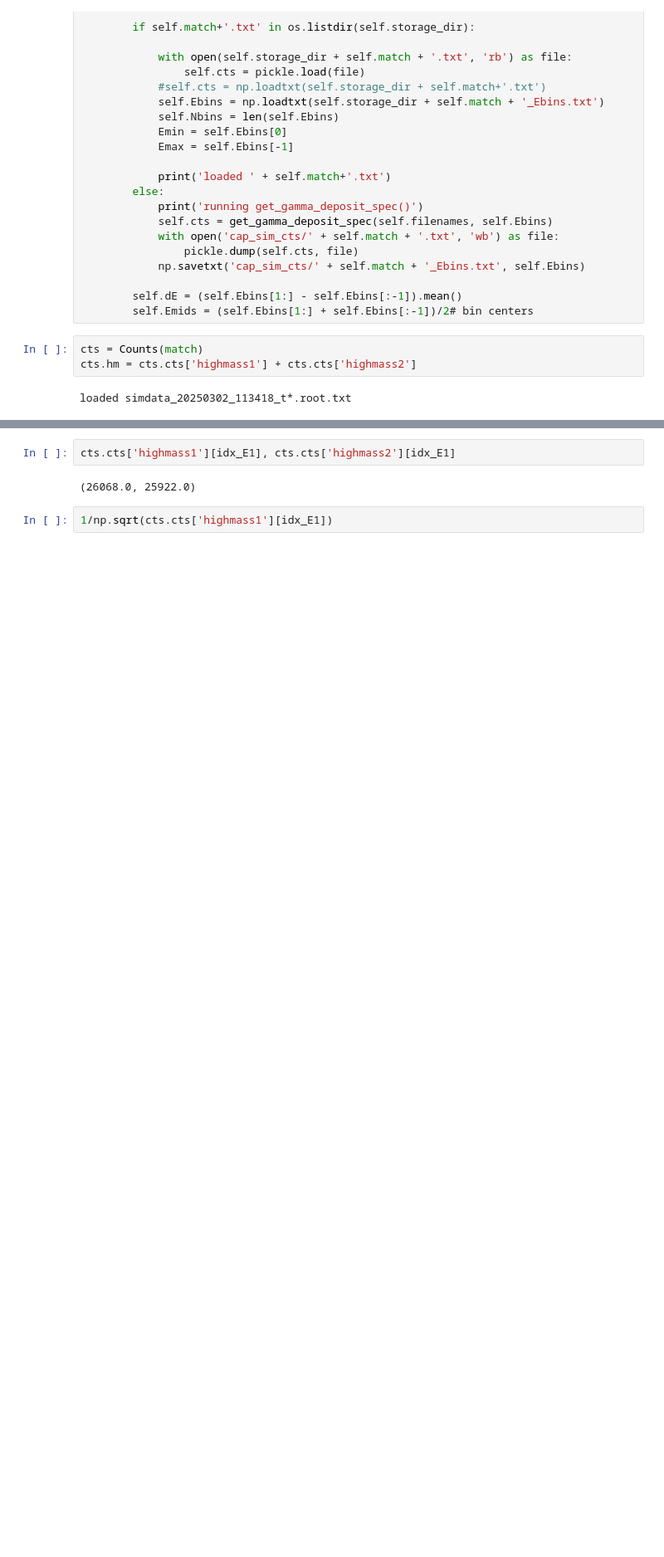
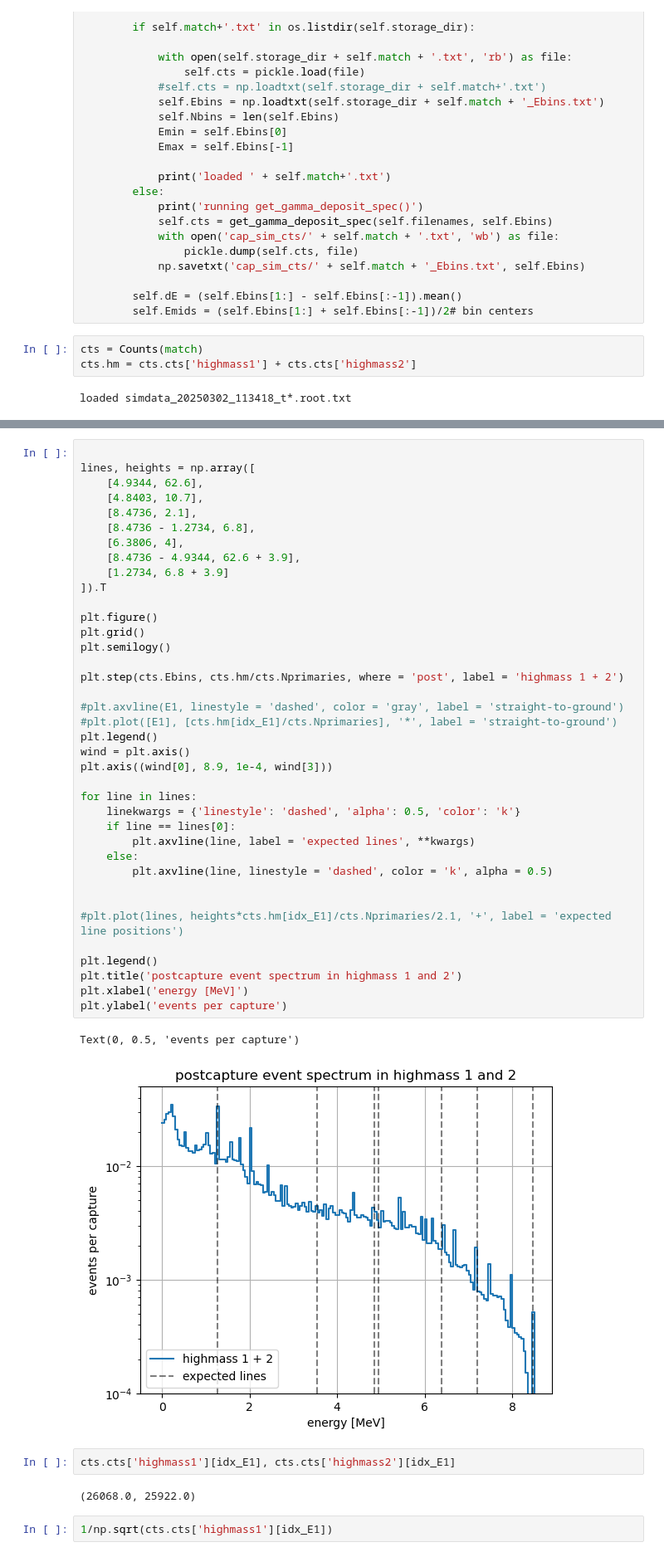
Before and after one commit to tamu-edu/doublecap, a Jupyter notebook: analysis/capture_histograms.ipynb, the cells around one changed output, grey strips where cells are left out. Shown: that part at 83% size. Saved outputs shown, nothing was run; the diff lists cells and outputs as text; blank space fills up the shorter version.

```diff
--- a/analysis/capture_histograms.ipynb
+++ b/analysis/capture_histograms.ipynb
@@ -173,3 +155,44 @@ Text(0, 0.5, 'events per capture')
+# %%
+
+lines, heights = np.array([
+    [4.9344, 62.6],
+    [4.8403, 10.7],
+    [8.4736, 2.1],
+    [8.4736 - 1.2734, 6.8],
+    [6.3806, 4],
+    [8.4736 - 4.9344, 62.6 + 3.9],
+    [1.2734, 6.8 + 3.9]
+]).T
+
+plt.figure()
+plt.grid()
+plt.semilogy()
+
+plt.step(cts.Ebins, cts.hm/cts.Nprimaries, where = 'post', label = 'highmass 1 + 2')
+
+#plt.axvline(E1, linestyle = 'dashed', color = 'gray', label = 'straight-to-ground')
+#plt.plot([E1], [cts.hm[idx_E1]/cts.Nprimaries], '*', label = 'straight-to-ground')
+plt.legend()
+wind = plt.axis()
+plt.axis((wind[0], 8.9, 1e-4, wind[3]))
+
+for line in lines:
+    linekwargs = {'linestyle': 'dashed', 'alpha': 0.5, 'color': 'k'}
+    if line == lines[0]:
+        plt.axvline(line, label = 'expected lines', **kwargs)
+    else:
+        plt.axvline(line, linestyle = 'dashed', color = 'k', alpha = 0.5)
+
+
+#plt.plot(lines, heights*cts.hm[idx_E1]/cts.Nprimaries/2.1, '+', label = 'expected line positions')
+
+plt.legend()
+plt.title('postcapture event spectrum in highmass 1 and 2')
+plt.xlabel('energy [MeV]')
+plt.ylabel('events per capture')
+# %% [output]
+Text(0, 0.5, 'events per capture')
+[figure, added]
 # %%
 cts.cts['highmass1'][idx_E1], cts.cts['highmass2'][idx_E1]
 # %% [output]
```
Also changed, not shown: parts of 3 cells of this notebook, 2 other files.
